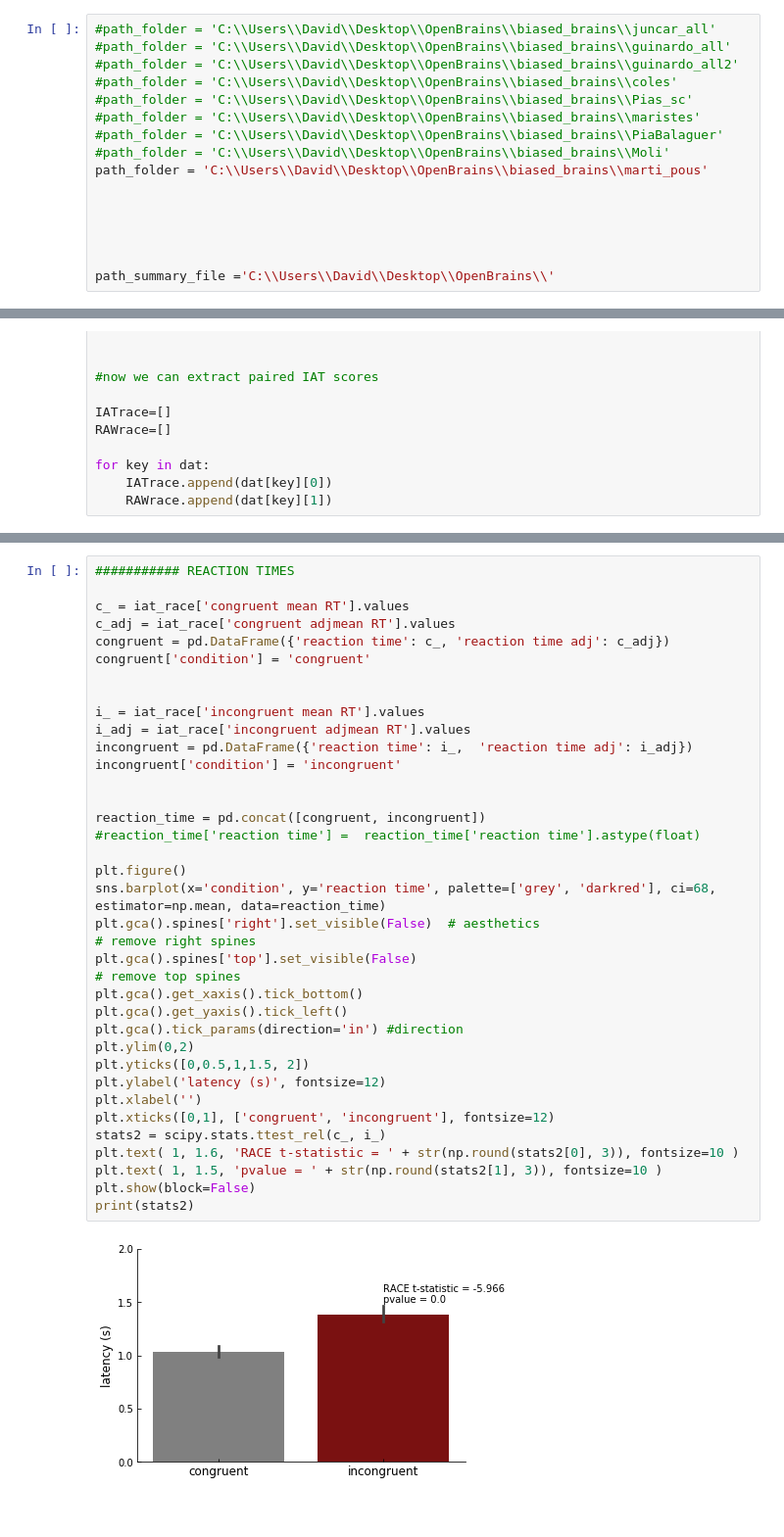
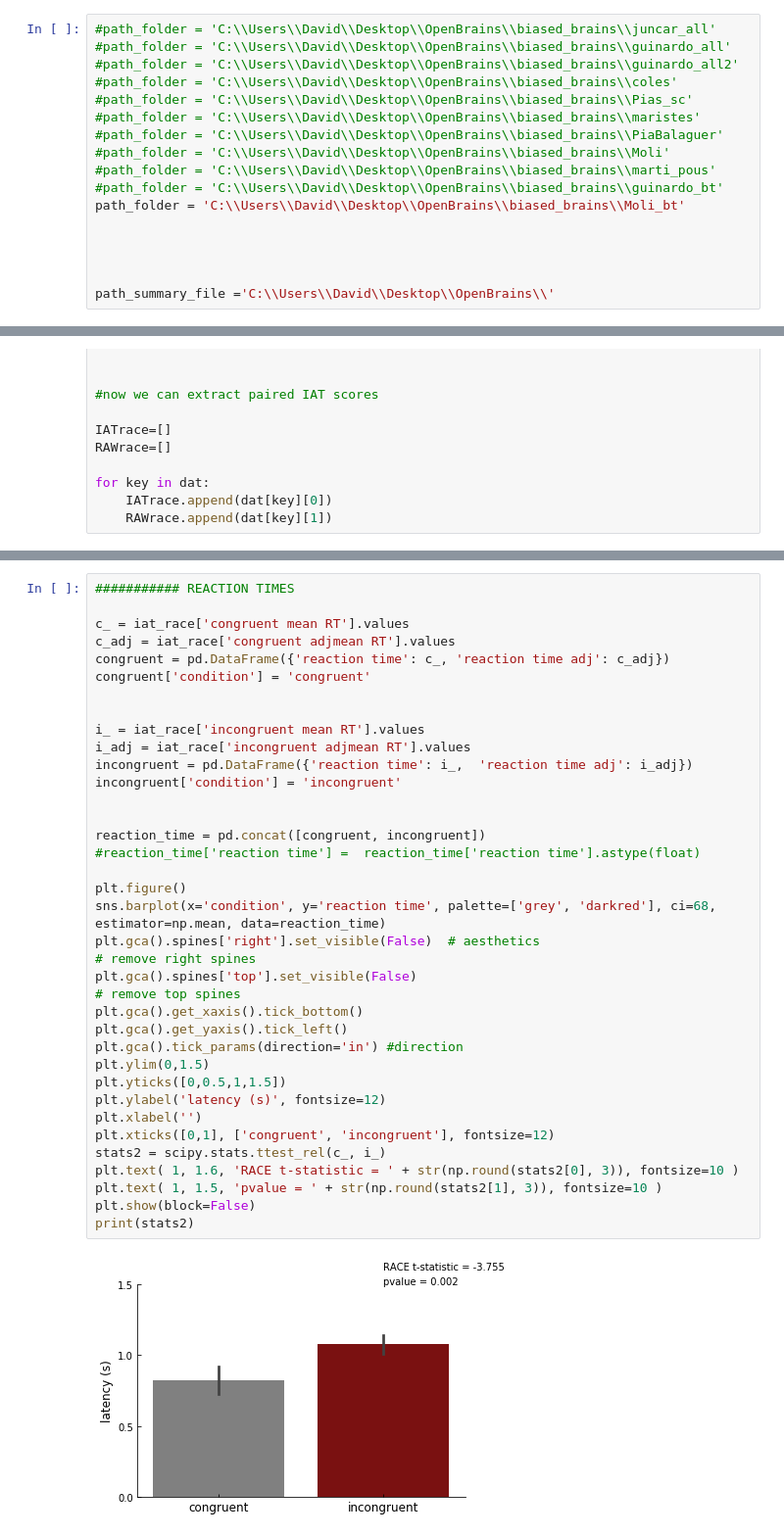
Before and after one commit to davidbestue/OpenBrains, a Jupyter notebook: IAT/analysis_corrected.ipynb, the cells around one changed output, grey strips where cells are left out. Shown at 98% size. Drawn from its saved outputs; the diff is of its cells as text.

```diff
--- a/IAT/analysis_corrected.ipynb
+++ b/IAT/analysis_corrected.ipynb
@@ -17,8 +17,9 @@ import csv
 #path_folder = 'C:\\Users\\David\\Desktop\\OpenBrains\\biased_brains\\maristes'
 #path_folder = 'C:\\Users\\David\\Desktop\\OpenBrains\\biased_brains\\PiaBalaguer'
 #path_folder = 'C:\\Users\\David\\Desktop\\OpenBrains\\biased_brains\\Moli'
-path_folder = 'C:\\Users\\David\\Desktop\\OpenBrains\\biased_brains\\marti_pous'
-
+#path_folder = 'C:\\Users\\David\\Desktop\\OpenBrains\\biased_brains\\marti_pous'
+#path_folder = 'C:\\Users\\David\\Desktop\\OpenBrains\\biased_brains\\guinardo_bt'
+path_folder = 'C:\\Users\\David\\Desktop\\OpenBrains\\biased_brains\\Moli_bt'
 
 
 
@@ -266,33 +267,33 @@ c_ = iat_race['congruent mean RT'].values
 c_adj = iat_race['congruent adjmean RT'].values
 congruent = pd.DataFrame({'reaction time': c_, 'reaction time adj': c_adj})
 congruent['condition'] = 'congruent'
 
 
 i_ = iat_race['incongruent mean RT'].values
 i_adj = iat_race['incongruent adjmean RT'].values
 incongruent = pd.DataFrame({'reaction time': i_,  'reaction time adj': i_adj})
 incongruent['condition'] = 'incongruent'
 
 
 reaction_time = pd.concat([congruent, incongruent])
 #reaction_time['reaction time'] =  reaction_time['reaction time'].astype(float)
 
 plt.figure()
 sns.barplot(x='condition', y='reaction time', palette=['grey', 'darkred'], ci=68, estimator=np.mean, data=reaction_time)
 plt.gca().spines['right'].set_visible(False)  # aesthetics                                                                              # remove right spines
 plt.gca().spines['top'].set_visible(False)                                                                                  # remove top spines
 plt.gca().get_xaxis().tick_bottom()
 plt.gca().get_yaxis().tick_left()
 plt.gca().tick_params(direction='in') #direction
-plt.ylim(0,2)
-plt.yticks([0,0.5,1,1.5, 2])
+plt.ylim(0,1.5)
+plt.yticks([0,0.5,1,1.5])
 plt.ylabel('latency (s)', fontsize=12)
 plt.xlabel('')
 plt.xticks([0,1], ['congruent', 'incongruent'], fontsize=12)
 stats2 = scipy.stats.ttest_rel(c_, i_)
 plt.text( 1, 1.6, 'RACE t-statistic = ' + str(np.round(stats2[0], 3)), fontsize=10 )
 plt.text( 1, 1.5, 'pvalue = ' + str(np.round(stats2[1], 3)), fontsize=10 )
 plt.show(block=False)
 print(stats2)
 # %% [output]
-[figure, old version]
+[figure, new version]
```
Also changed, not shown: parts of 4 cells of this notebook, 8 other files.
